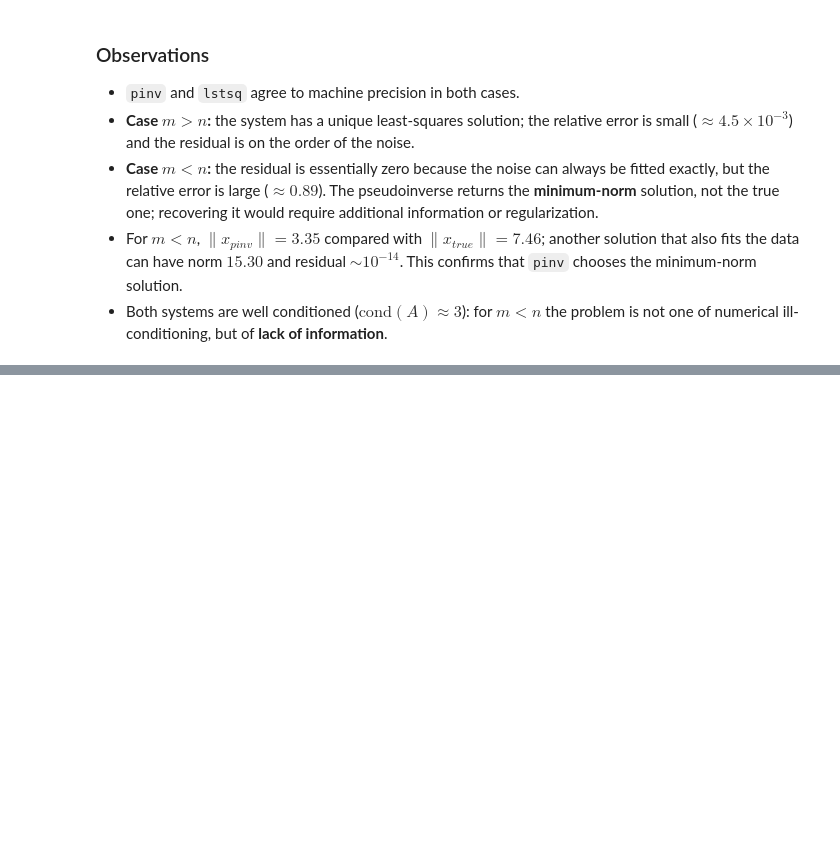
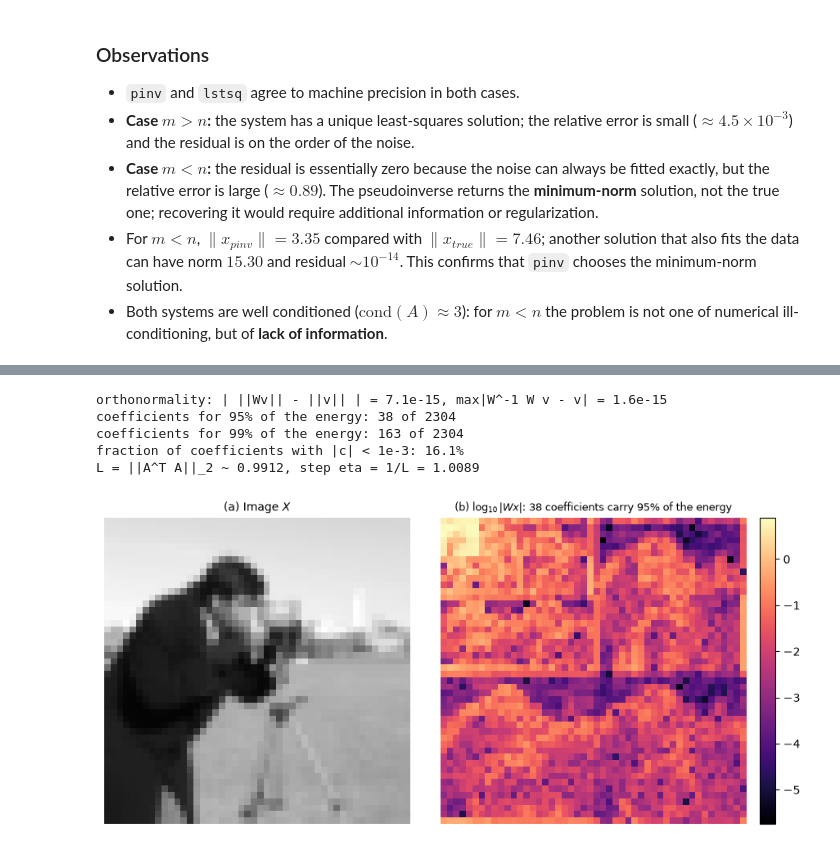
Before and after one commit to jorge-gch/Trial-Period-HDSP-group, a Jupyter notebook: optimization-inverse-problems/lab2.ipynb, the cells around one changed output, grey strips where cells are left out. Saved outputs shown, nothing was run; the diff lists cells and outputs as text; code cells hidden in the pictures; blank space fills up the shorter version.

Commit message:
proximal gradient descent

```diff
--- a/optimization-inverse-problems/lab2.ipynb
+++ b/optimization-inverse-problems/lab2.ipynb
@@ -276,0 +636,76 @@ plt.show()
+# %%
+import pywt
+
+# Orthonormal wavelet transform W and its inverse (periodization => exact shape).
+WAVELET, LEVEL = "db2", 3
+coeffs = pywt.wavedec2(X, wavelet=WAVELET, level=LEVEL, mode="periodization")
+coeff_arr, coeff_slices = pywt.coeffs_to_array(coeffs)
+
+
+def W(z):
+    C = pywt.wavedec2(z.reshape(h, w), wavelet=WAVELET, level=LEVEL,
+                      mode="periodization")
+    return pywt.coeffs_to_array(C)[0].ravel()
+
+
+def Winv(u):
+    C = pywt.array_to_coeffs(u.reshape(coeff_arr.shape), coeff_slices,
+                             output_format="wavedec2")
+    return pywt.waverec2(C, wavelet=WAVELET, mode="periodization").ravel()
+
+
+# Orthonormality check: ||Wv|| = ||v|| and Winv(Wv) = v.
+v = np.random.default_rng(0).standard_normal(N)
+print(f"orthonormality: | ||Wv|| - ||v|| | = "
+      f"{abs(np.linalg.norm(W(v)) - np.linalg.norm(v)):.1e}, "
+      f"max|W^-1 W v - v| = {np.abs(Winv(W(v)) - v).max():.1e}")
+
+# Sparsity of the image in this basis.
+c = W(x)
+energy = np.sort(c**2)[::-1]
+cum = np.cumsum(energy) / energy.sum()
+print(f"coefficients for 95% of the energy: {np.searchsorted(cum, 0.95) + 1} of {N}")
+print(f"coefficients for 99% of the energy: {np.searchsorted(cum, 0.99) + 1} of {N}")
+print(f"fraction of coefficients with |c| < 1e-3: {np.mean(np.abs(c) < 1e-3):.1%}")
+
+
+# L = ||A^T A||_2 by power iteration, then eta = 1 / L.
+def power_iteration(M, n_iter=60):
+    v = np.random.default_rng(1).standard_normal(M.shape[1])
+    v /= np.linalg.norm(v)
+    for _ in range(n_iter):
+        v = M.T @ (M @ v)
+        v /= np.linalg.norm(v)
+    return v @ (M.T @ (M @ v))
+
+
+L = power_iteration(A)
+eta = 1.0 / L
+print(f"L = ||A^T A||_2 ~ {L:.4f}, step eta = 1/L = {eta:.4f}")
+
+
+def soft(u, alpha):
+    """Element-wise soft-thresholding: the proximal operator of alpha*||u||_1."""
+    return np.sign(u) * np.maximum(np.abs(u) - alpha, 0.0)
+
+
+fig, (ax1, ax2) = plt.subplots(1, 2, figsize=(9, 4.2))
+
+ax1.imshow(X, cmap="gray", vmin=0, vmax=1)
+ax1.set_title("(a) Image $X$", fontsize=10)
+ax1.axis("off")
+
+im = ax2.imshow(np.log10(np.abs(coeff_arr) + 1e-6), cmap="magma")
+ax2.set_title(f"(b) $\\log_{{10}}|Wx|$: {np.searchsorted(cum, 0.95) + 1} "
+              f"coefficients carry 95% of the energy", fontsize=9)
+ax2.axis("off")
+fig.colorbar(im, ax=ax2, fraction=0.046, pad=0.04)
+
+fig.tight_layout()
+# %% [output]
+orthonormality: | ||Wv|| - ||v|| | = 7.1e-15, max|W^-1 W v - v| = 1.6e-15
+coefficients for 95% of the energy: 38 of 2304
+coefficients for 99% of the energy: 163 of 2304
+fraction of coefficients with |c| < 1e-3: 16.1%
+L = ||A^T A||_2 ~ 0.9912, step eta = 1/L = 1.0089
+[figure, added]
```
Also changed, not shown: parts of 21 cells of this notebook, 1 other file.
